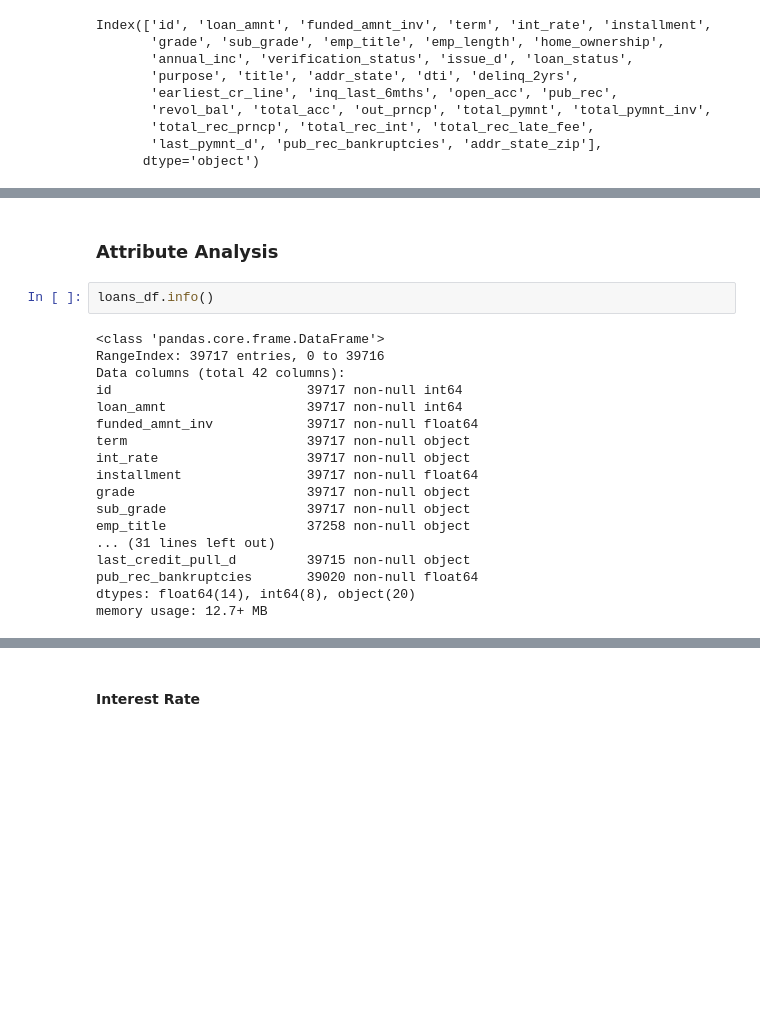
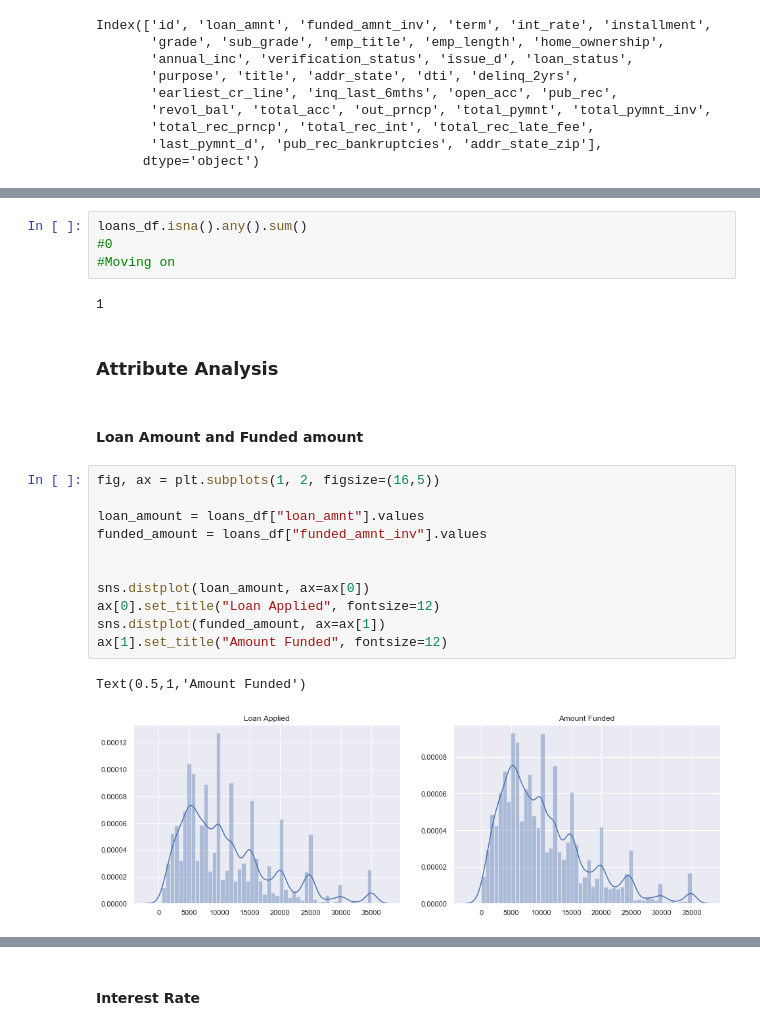
Before and after one commit to abhayace/loan-default-factors, a Jupyter notebook: Loan_Assignment_final.ipynb, the cells around one changed output, grey strips where cells are left out. Drawn from its saved outputs; the diff is of its cells as text; blank space fills up the shorter version.

```diff
--- a/Loan_Assignment_final.ipynb
+++ b/Loan_Assignment_final.ipynb
@@ -249,22 +272,24 @@ Index(['id', 'loan_amnt', 'funded_amnt_inv', 'term', 'int_rate', 'installment',
+# %%
+loans_df.isna().any().sum()
+#0
+#Moving on
+# %% [output]
+1
 # %% [markdown]
 ### Attribute Analysis
-# %%
-loans_df.info()
-# %% [output]
-<class 'pandas.core.frame.DataFrame'>
-RangeIndex: 39717 entries, 0 to 39716
-Data columns (total 42 columns):
-id                         39717 non-null int64
-loan_amnt                  39717 non-null int64
-funded_amnt_inv            39717 non-null float64
-term                       39717 non-null object
-int_rate                   39717 non-null object
-installment                39717 non-null float64
-grade                      39717 non-null object
-sub_grade                  39717 non-null object
-emp_title                  37258 non-null object
-... (31 lines left out)
-last_credit_pull_d         39715 non-null object
-pub_rec_bankruptcies       39020 non-null float64
-dtypes: float64(14), int64(8), object(20)
-memory usage: 12.7+ MB
+# %% [markdown]
+#### Loan Amount and Funded amount
+# %%
+fig, ax = plt.subplots(1, 2, figsize=(16,5))
+
+loan_amount = loans_df["loan_amnt"].values
+funded_amount = loans_df["funded_amnt_inv"].values
+
+
+sns.distplot(loan_amount, ax=ax[0])
+ax[0].set_title("Loan Applied", fontsize=12)
+sns.distplot(funded_amount, ax=ax[1])
+ax[1].set_title("Amount Funded", fontsize=12)
+# %% [output]
+Text(0.5,1,'Amount Funded')
+[figure, added]
```
Also changed, not shown: parts of 19 cells of this notebook.
